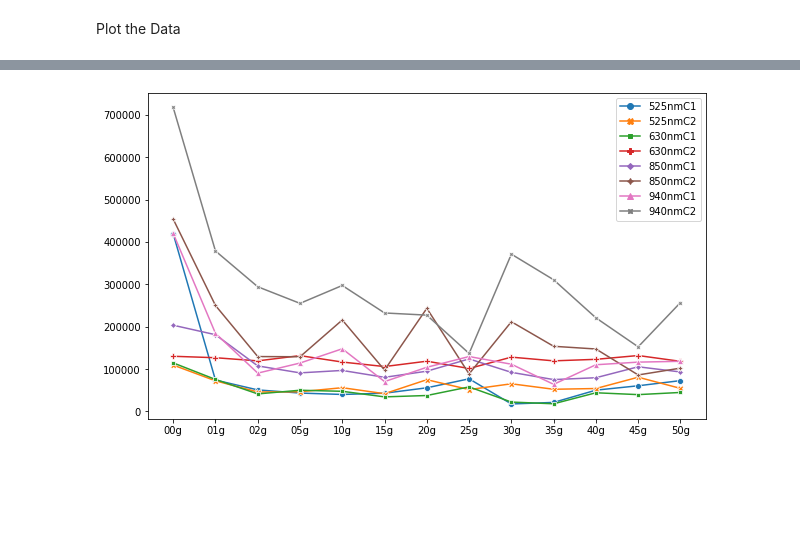
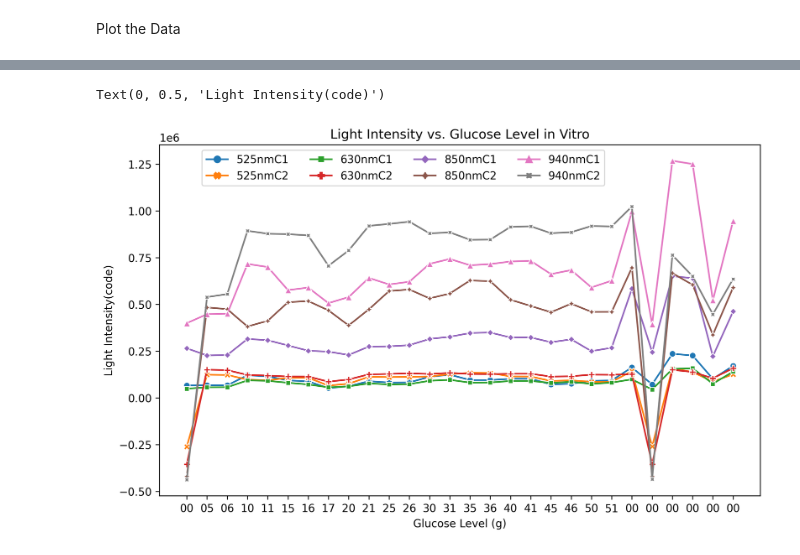
Before and after one commit to LongNguyen1984/TimeSeriesWithPython, a Jupyter notebook: readPPGinVistro.ipynb, the cells around one changed output, grey strips where cells are left out. Saved outputs shown, nothing was run; the diff lists cells and outputs as text; code cells hidden in the pictures; blank space fills up the shorter version.

```diff
--- a/readPPGinVistro.ipynb
+++ b/readPPGinVistro.ipynb
@@ -390,7 +390,7 @@ Successfully installed Pygithub-1.55 deprecated-1.2.12 pyjwt-2.1.0 pynacl-1.4.0
 # %%
 from github import Github
 # using access token
-g = Github("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")
+g = Github("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")
 # Github Enterprise with custom hostname
 repo = g.get_repo("LongNguyen1984/TimeSeriesWithPython")
 # %%
@@ -416,6 +416,6 @@ ContentFile(path="gluocsePlot1.ipynb")
 ContentFile(path="readPPGinVistro.ipynb")
 ContentFile(path="waveletExample.ipynb")
 # %%
-folder = repo.get_contents("Data/Vistro")
+folder = repo.get_contents("Data/Vitro2")
 folder
 # %% [output]
@@ -489,4 +507,4 @@ dataMean = [df.describe().loc['mean'].to_list() for df in dfs]
 x = list(dfs[0].describe())
 results = pd.DataFrame(dataMean, columns = x)
 
-name = [filename.strip('.csv').replace('water','').split('/')[-1] for filename in filenames]
+name = [filename.strip('.csv').replace('water','').replace('a','').replace('b','').replace('c','').replace('d','').replace('e','').replace('f','').replace('g','').split('/')[-1] for filename in filenames]
@@ -495,9 +535,18 @@ Plot the Data
 # %%
 import seaborn as sns
-fig, axs = plt.subplots(figsize=(10,6))
+fig, axs = plt.subplots(figsize=(10,6),dpi=300)
 sns.lineplot(data = results,  markers=True, dashes=False)
+#sns.lineplot(data = results[['525nmC1','525nmC2']],  markers=True, dashes=False)
+#sns.lineplot(data = results[['630nmC1','630nmC2']],  markers=True, dashes=False)
+#sns.lineplot(data = results[['850nmC1','850nmC2']],  markers=True, dashes=False)
+#sns.lineplot(data = results[['940nmC1','940nmC2']],  markers=True, dashes=False)
 axs.set_xticks(range(len(results)))
-labels = name[0:13]
+labels = name
 axs.set_xticklabels(labels=labels);
+axs.legend(bbox_to_anchor =(0.75, 1.), ncol = 4)
+plt.title('Light Intensity vs. Glucose Level in Vitro')
+plt.xlabel('Glucose Level (g)')
+plt.ylabel('Light Intensity(code)')
 # %% [output]
+Text(0, 0.5, 'Light Intensity(code)')
-[figure, old version]
+[figure, new version]
```
Also changed, not shown: parts of 6 cells of this notebook.
